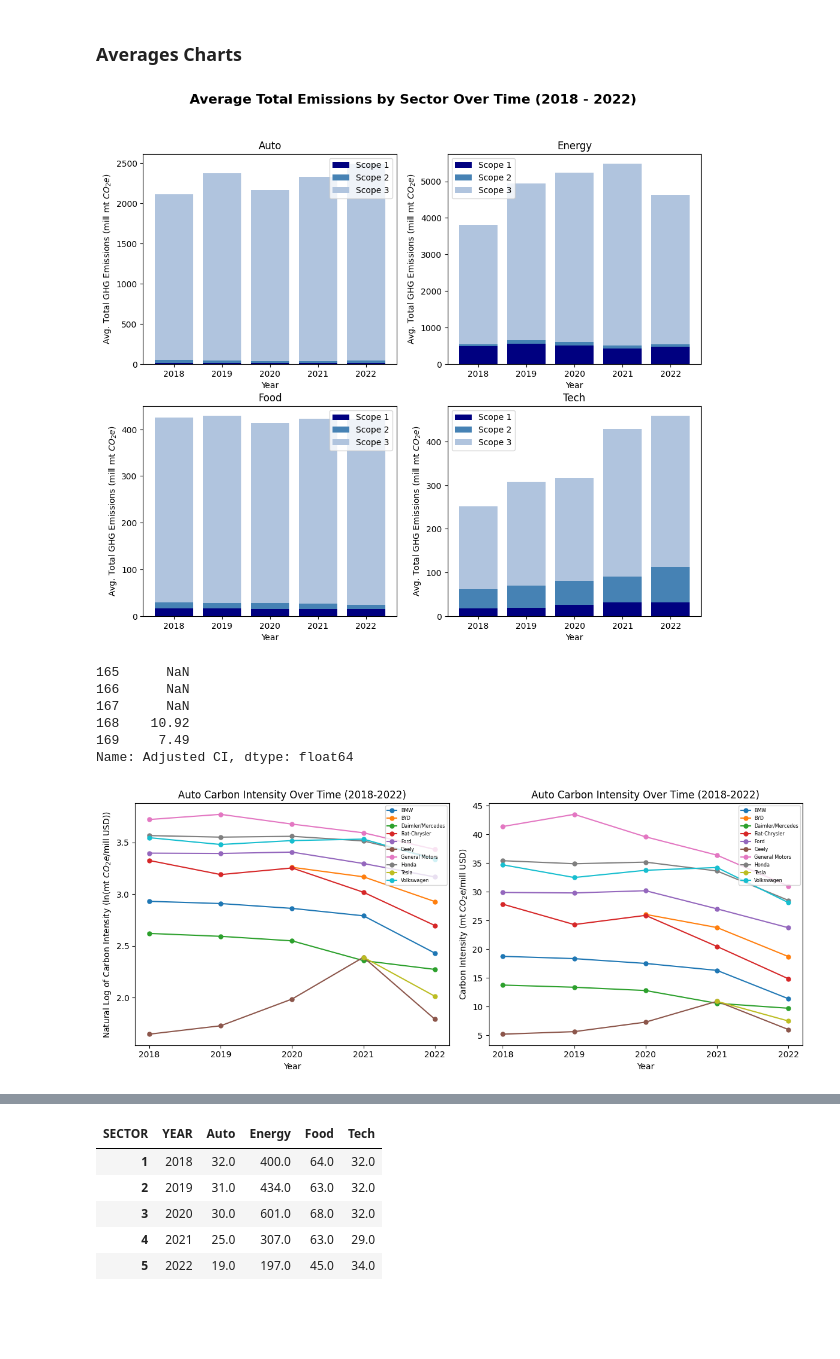
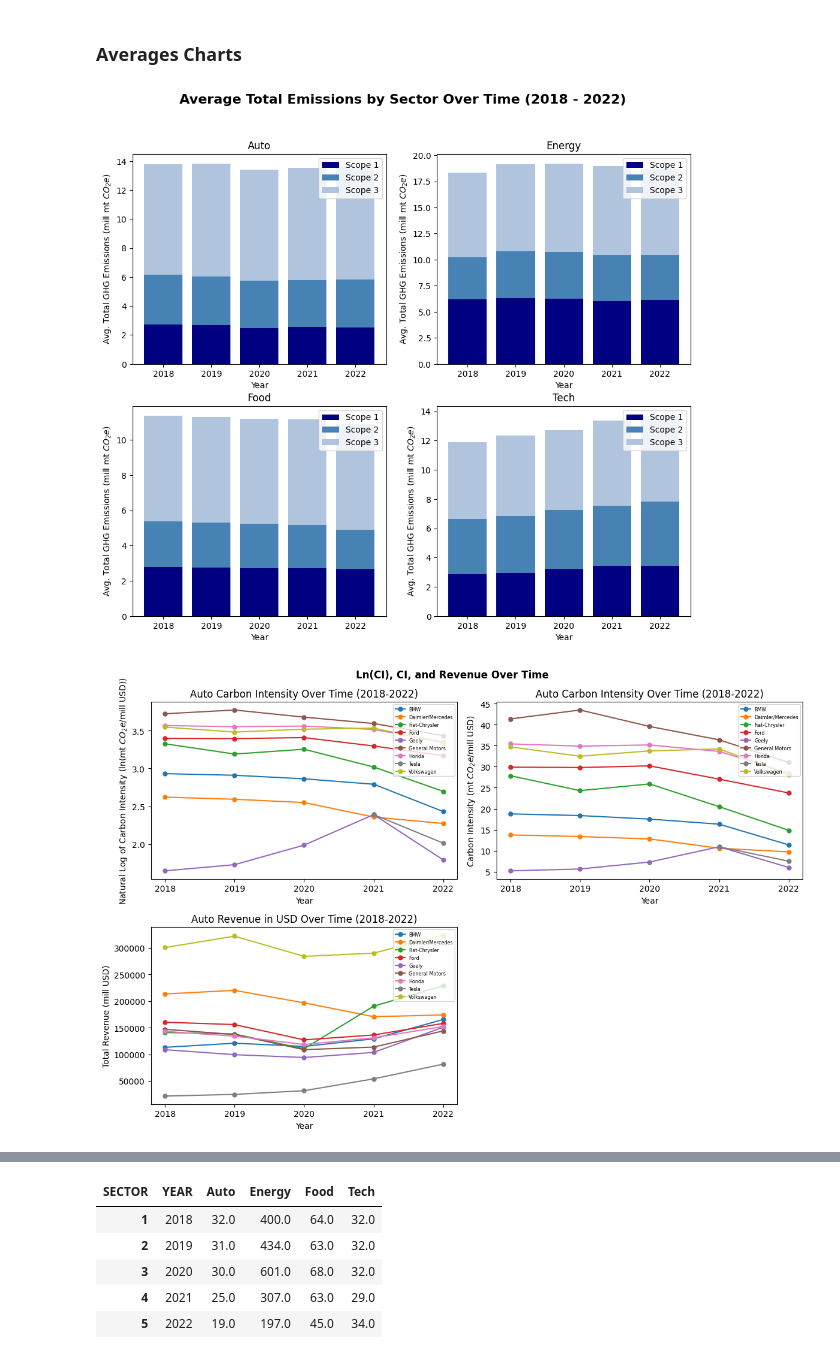
Before and after one commit to zcjanin/decarbonization-2024, a Jupyter notebook: Charts.ipynb, the cells around one changed output, grey strips where cells are left out. Cells and saved outputs as stored; diff of their text form; code cells hidden in the pictures; blank space fills up the shorter version.

Commit message:
Applied natural log to sector charts

```diff
--- a/Charts.ipynb
+++ b/Charts.ipynb
@@ -16,6 +16,7 @@ sectors = pd.read_csv('data/sectors.csv')
 sectors['SECTOR'] = sectors['SECTOR'].replace(to_replace={
     'Food & Agriculture' : 'Food'
 })
+sectors = sectors.drop(columns='COMPANY SIZE')
 # %%
 sectors.head()
 # %% [output]
@@ -70,13 +71,15 @@ scope3_BySector = sectors.pivot_table(
 for col in scope3_BySector.columns[1:]:
     scope3_BySector[col] = (scope3_BySector[col] / 100000).round(2)
 # %%
+# natural log of emissions
+
 n=1
 plt.figure(figsize=[12,10])
 for col in avg_BySector.columns[1:]:
     plt.subplot(2,2,n)
-    plt.bar(scope1_BySector['YEAR'], height=scope1_BySector[col], color='navy', label='Scope 1')
-    plt.bar(scope2_BySector['YEAR'], height=scope2_BySector[col], bottom=scope1_BySector[col], color='steelblue', label='Scope 2')
-    plt.bar(scope3_BySector['YEAR'], height=scope3_BySector[col], bottom=scope1_BySector[col]+scope2_BySector[col], color='lightsteelblue', label='Scope 3')
+    plt.bar(scope1_BySector['YEAR'], height=np.log(scope1_BySector[col]), color='navy', label='Scope 1')
+    plt.bar(scope2_BySector['YEAR'], height=np.log(scope2_BySector[col]), bottom=np.log(scope1_BySector[col]), color='steelblue', label='Scope 2')
+    plt.bar(scope3_BySector['YEAR'], height=np.log(scope3_BySector[col]), bottom=np.log(scope1_BySector[col])+np.log(scope2_BySector[col]), color='lightsteelblue', label='Scope 3')
 
 
     plt.xlabel('Year')
@@ -88,7 +91,7 @@ for col in avg_BySector.columns[1:]:
 plt.suptitle('Average Total Emissions by Sector Over Time (2018 - 2022)', fontsize=16, fontweight='bold')
 plt.show();
 # %% [output]
-[figure, old version]
+[figure, new version]
 # %%
 auto = sectors[(sectors['SECTOR']=='Auto') & (sectors['YEAR']!=2017) & (sectors['COMPANY NAME']!='Hyundai')& (sectors['COMPANY NAME']!='Toyota')]
 # %%
@@ -105,37 +108,42 @@ def ci_OverTime(sector):
     plt.ylabel('Carbon Intensity (mt $CO_{2}e$ / mill USD)')
     plt.title(sector +  ' Carbon Intensity Over Time (2018-2022)');
 # %%
-auto['YEAR'].unique()
-auto[auto['COMPANY NAME'] == 'Tesla']["Adjusted CI"]
+auto = auto[auto['COMPANY NAME']!='BYD']
-# %% [output]
-165      NaN
-166      NaN
-167      NaN
-168    10.92
-169     7.49
-Name: Adjusted CI, dtype: float64
 # %%
 companies = auto.loc[:,'COMPANY NAME'].unique()
 years = ['2018','2019', '2020', '2021', '2022']
-plt.figure(figsize=[12,5])
-plt.subplot(121)
+plt.figure(figsize=[12,8])
+plt.subplot(221)
 for co in companies:
     ci = np.log(auto[auto['COMPANY NAME'] == co]["Adjusted CI"])
     plt.plot(years, ci, label = co, marker='o', markersize=5)
 plt.legend(loc = 'upper right', fontsize = 'xx-small')
 plt.xlabel('Year')
 plt.ylabel('Natural Log of Carbon Intensity (ln(mt $CO_{2}e$/mill USD))')
 plt.title('Auto' +  ' Carbon Intensity Over Time (2018-2022)');
 
-plt.subplot(122)
+plt.subplot(222)
 
 for co in companies:
     ci = auto[auto['COMPANY NAME'] == co]["Adjusted CI"]
     plt.plot(years, ci, label = co, marker='o', markersize=5)
 plt.legend(loc = 'upper right', fontsize = 'xx-small')
 plt.xlabel('Year')
 plt.ylabel('Carbon Intensity (mt $CO_{2}e$/mill USD)')
 plt.title('Auto' +  ' Carbon Intensity Over Time (2018-2022)')
 plt.tight_layout();
+
+plt.subplot(223)
+for co in companies:
+    rev = auto[auto['COMPANY NAME'] == co]["REVENUE IN USD"]
+    plt.plot(years, rev, label = co, marker='o', markersize=5)
+plt.legend(loc = 'upper right', fontsize = 'xx-small')
+plt.xlabel('Year')
+plt.ylabel('Total Revenue (mill USD)')
+plt.title('Auto' +  ' Revenue in USD Over Time (2018-2022)')
+
+plt.suptitle('Ln(CI), CI, and Revenue Over Time', fontweight='bold')
+plt.tight_layout()
+plt.show()
 # %% [output]
-[figure, old version]
+[figure, new version]
```
Also changed, not shown: parts of 10 cells of this notebook, 1 other file.
